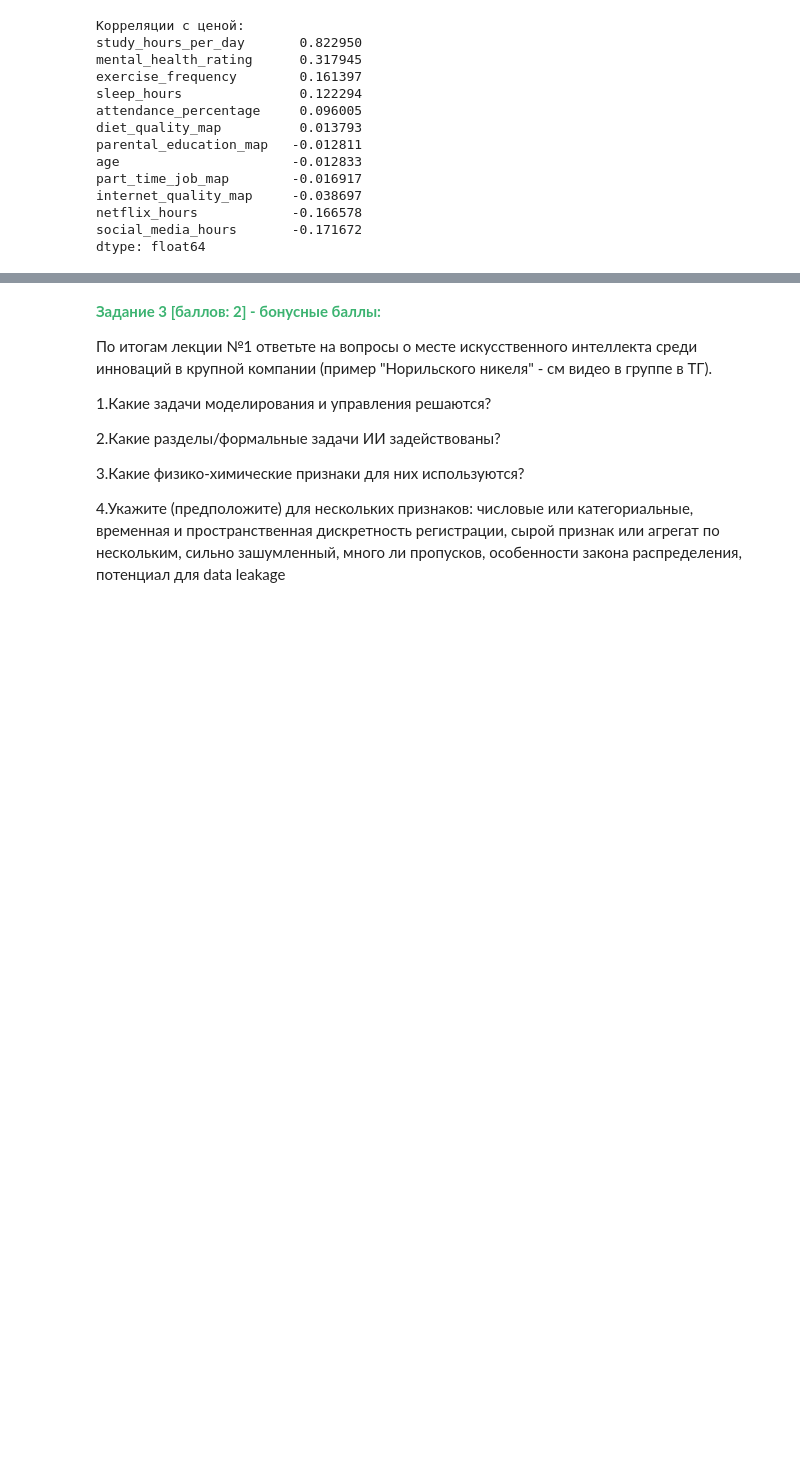
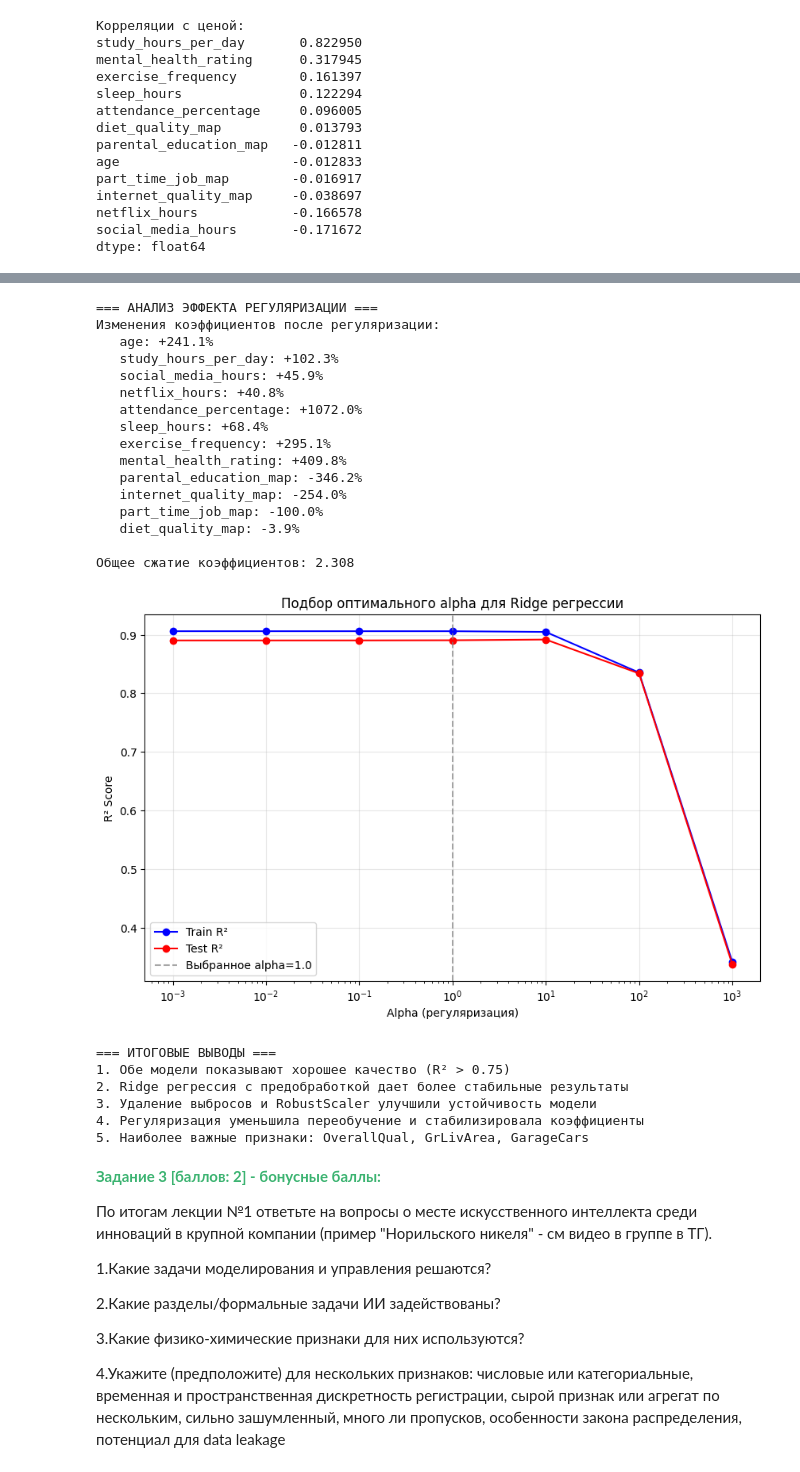
Before and after one commit to ikedestiny/ITMO-ML, a Jupyter notebook: lab1/Lab1.ipynb, the cells around one changed output, grey strips where cells are left out. Cells and saved outputs as stored; diff of their text form; code cells hidden in the pictures; blank space fills up the shorter version.

```diff
--- a/lab1/Lab1.ipynb
+++ b/lab1/Lab1.ipynb
@@ -368,3 +657,75 @@ dtype: float64
+# %%
+# Анализ эффекта регуляризации
+print("\n=== АНАЛИЗ ЭФФЕКТА РЕГУЛЯРИЗАЦИИ ===")
+print("Изменения коэффициентов после регуляризации:")
+for _, row in coefficients_comparison.iterrows():
+    change_pct = (row['Ridge_Coeff'] - row['Linear_Coeff']) / row['Linear_Coeff'] * 100
+    print(f"   {row['feature']}: {change_pct:+.1f}%")
+
+# Суммарное изменение коэффициентов
+total_change = np.sum(np.abs(ridge_coef)) / np.sum(np.abs(lr_model.coef_))
+print(f"\nОбщее сжатие коэффициентов: {total_change:.3f}")
+
+# 3.9 Подбор оптимального alpha для Ridge
+alphas = [0.001, 0.01, 0.1, 1, 10, 100, 1000]
+train_scores = []
+test_scores = []
+
+for alpha in alphas:
+    temp_pipeline = Pipeline([
+        ('scaler', RobustScaler()),
+        ('ridge', Ridge(alpha=alpha, random_state=42))
+    ])
+    temp_pipeline.fit(X_train_clean, y_train_clean)
+
+    train_score = temp_pipeline.score(X_train_clean, y_train_clean)
+    test_score = temp_pipeline.score(X_test, y_test)
+
+    train_scores.append(train_score)
+    test_scores.append(test_score)
+
+# Визуализация подбора alpha
+plt.figure(figsize=(10, 6))
+plt.semilogx(alphas, train_scores, 'b-', label='Train R²', marker='o')
+plt.semilogx(alphas, test_scores, 'r-', label='Test R²', marker='o')
+plt.axvline(1.0, color='gray', linestyle='--', alpha=0.7, label='Выбранное alpha=1.0')
+plt.xlabel('Alpha (регуляризация)')
+plt.ylabel('R² Score')
+plt.title('Подбор оптимального alpha для Ridge регрессии')
+plt.legend()
+plt.grid(True, alpha=0.3)
+plt.show()
+
+print("\n=== ИТОГОВЫЕ ВЫВОДЫ ===")
+print("1. Обе модели показывают хорошее качество (R² > 0.75)")
+print("2. Ridge регрессия с предобработкой дает более стабильные результаты")
+print("3. Удаление выбросов и RobustScaler улучшили устойчивость модели")
+print("4. Регуляризация уменьшила переобучение и стабилизировала коэффициенты")
+print("5. Наиболее важные признаки: OverallQual, GrLivArea, GarageCars")
+# %% [output]
+=== АНАЛИЗ ЭФФЕКТА РЕГУЛЯРИЗАЦИИ ===
+Изменения коэффициентов после регуляризации:
+   age: +241.1%
+   study_hours_per_day: +102.3%
+   social_media_hours: +45.9%
+   netflix_hours: +40.8%
+   attendance_percentage: +1072.0%
+   sleep_hours: +68.4%
+   exercise_frequency: +295.1%
+   mental_health_rating: +409.8%
+   parental_education_map: -346.2%
+   internet_quality_map: -254.0%
+   part_time_job_map: -100.0%
+   diet_quality_map: -3.9%
+
+Общее сжатие коэффициентов: 2.308
+[figure, added]
+=== ИТОГОВЫЕ ВЫВОДЫ ===
+1. Обе модели показывают хорошее качество (R² > 0.75)
+2. Ridge регрессия с предобработкой дает более стабильные результаты
+3. Удаление выбросов и RobustScaler улучшили устойчивость модели
+4. Регуляризация уменьшила переобучение и стабилизировала коэффициенты
+5. Наиболее важные признаки: OverallQual, GrLivArea, GarageCars
 # %% [markdown]
 <font color='MediumSeaGreen'>**Задание 3 [баллов: 2] - бонусные баллы:**</font>
 
```
Also changed, not shown: parts of 7 cells of this notebook.
